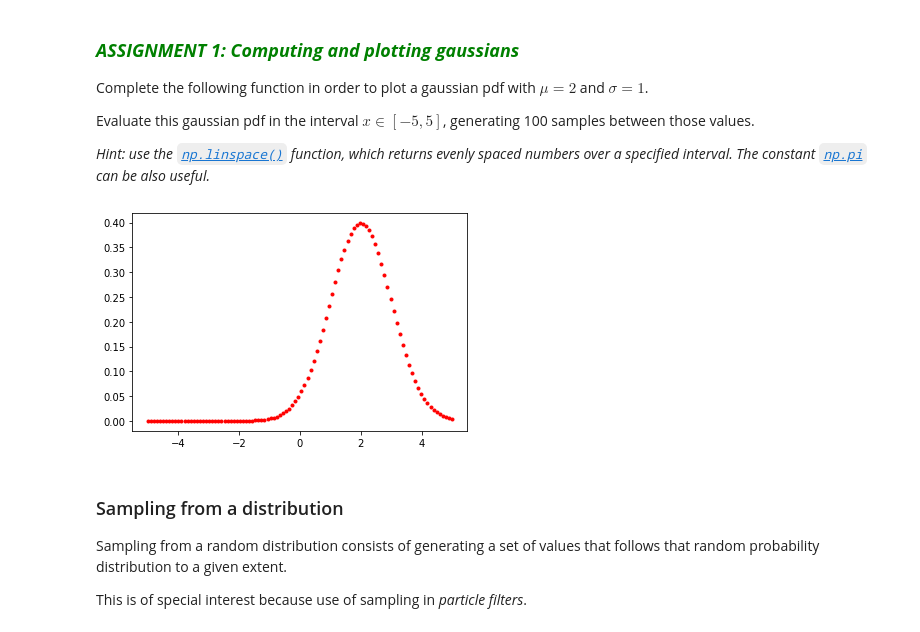
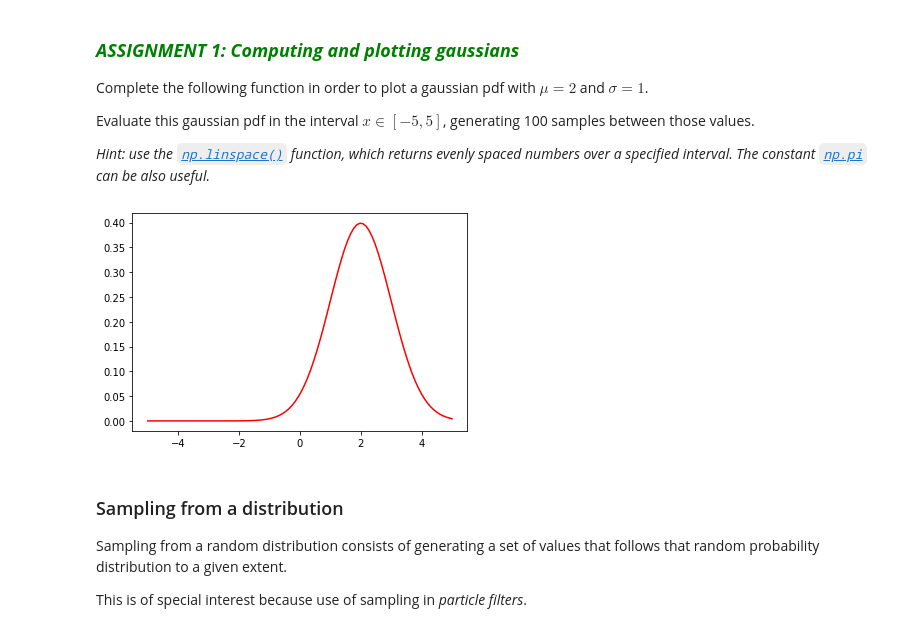
Before and after one commit to nntae/uma_robotics_2021, a Jupyter notebook: Chapter 02. Probability and statistic bases/2.1 Probability and Statistics Bases for Robotics.ipynb, the cells around one changed output. Drawn from its saved outputs; the diff is of its cells as text; code cells hidden in the pictures.

```diff
--- a/Chapter 02. Probability and statistic bases/2.1 Probability and Statistics Bases for Robotics.ipynb
+++ b/Chapter 02. Probability and statistic bases/2.1 Probability and Statistics Bases for Robotics.ipynb
@@ -56,22 +56,22 @@ def evaluate_gaussian(mu, sigma, X):
 # %%
 # RUN
 
 # Gaussian parameters (mean and standard deviation)
 mu = 2
 sigma = 1
 
 # Create the array of values where the gaussian distribution is going to be evaluated
 min_interval=-5
 max_interval=5
 n_samples=100
 X = np.linspace(min_interval,max_interval,n_samples)
 
 # Call the function and plot the results
 res = evaluate_gaussian(mu, sigma, X)
-plt.plot(X, res, 'r.') # Show the results
+plt.plot(X, res, 'r') # Show the results
 plt.show() # Try what happens if you remove this line ;)
 # %% [output]
-[figure, old version]
+[figure, new version]
 # %% [markdown]
 ### Sampling from a distribution
 
```
Also changed, not shown: parts of 12 cells of this notebook, 1 other file.
